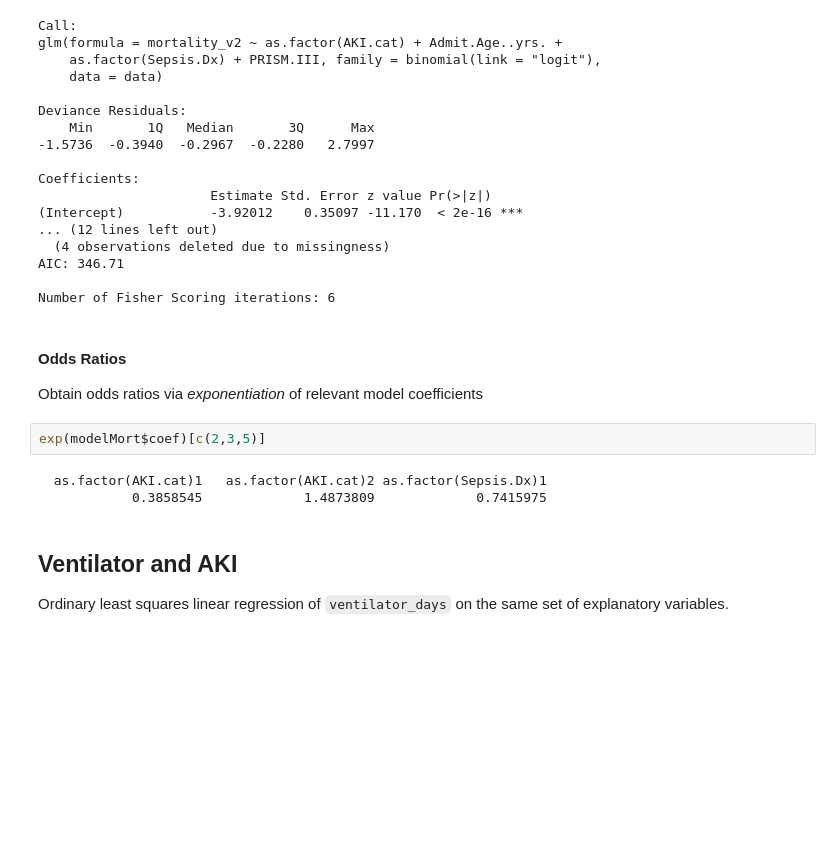
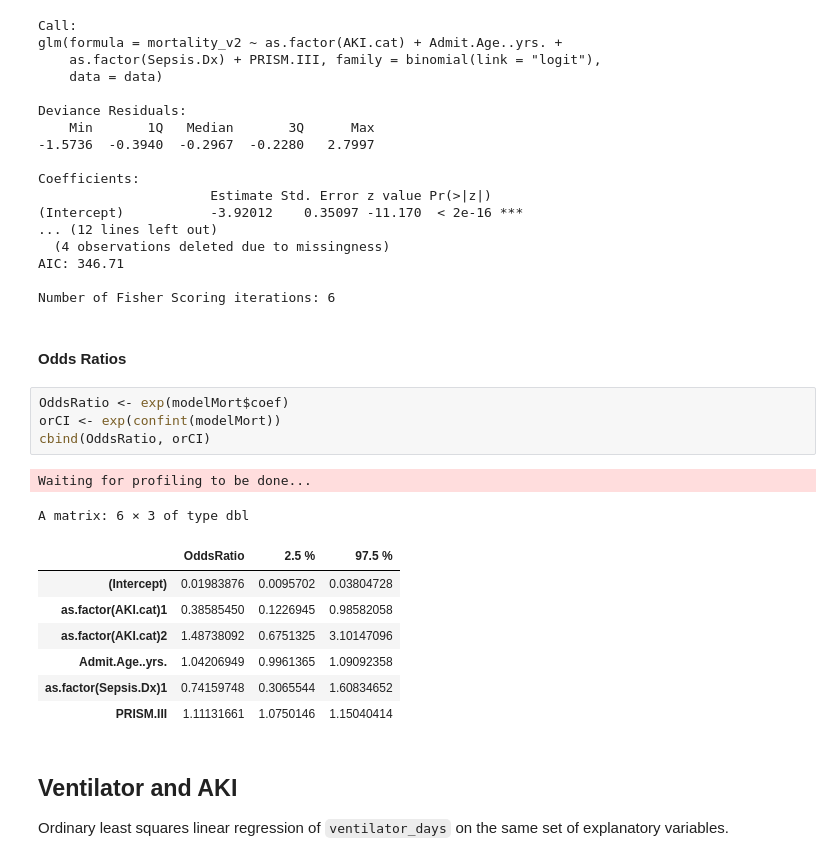
Before and after one commit to optimalbrew/AKI, a Jupyter notebook: AKI Mort and Vent.ipynb, the cells around one changed output. Saved outputs shown, nothing was run; the diff lists cells and outputs as text; blank space fills up the shorter version.

```diff
--- a/AKI Mort and Vent.ipynb
+++ b/AKI Mort and Vent.ipynb
@@ -30,14 +30,22 @@ Coefficients:
 AIC: 346.71
 
 Number of Fisher Scoring iterations: 6
-# %% [markdown]
-#### Odds Ratios
-Obtain odds ratios via *exponentiation* of relevant model coefficients
-# %%
-exp(modelMort$coef)[c(2,3,5)]
-# %% [output]
-  as.factor(AKI.cat)1   as.factor(AKI.cat)2 as.factor(Sepsis.Dx)1
-            0.3858545             1.4873809             0.7415975
+# %% [markdown]
+#### Odds Ratios
+# %%
+OddsRatio <- exp(modelMort$coef)
+orCI <- exp(confint(modelMort))
+cbind(OddsRatio, orCI)
+# %% [output]
+Waiting for profiling to be done...
+A matrix: 6 × 3 of type dbl
+|  | OddsRatio | 2.5 % | 97.5 % |
+| (Intercept) | 0.01983876 | 0.0095702 | 0.03804728 |
+| as.factor(AKI.cat)1 | 0.38585450 | 0.1226945 | 0.98582058 |
+| as.factor(AKI.cat)2 | 1.48738092 | 0.6751325 | 3.10147096 |
+| Admit.Age..yrs. | 1.04206949 | 0.9961365 | 1.09092358 |
+| as.factor(Sepsis.Dx)1 | 0.74159748 | 0.3065544 | 1.60834652 |
+| PRISM.III | 1.11131661 | 1.0750146 | 1.15040414 |
 # %% [markdown]
 ## Ventilator and AKI
 Ordinary least squares linear regression of `ventilator_days` on the same set of explanatory variables.
```
